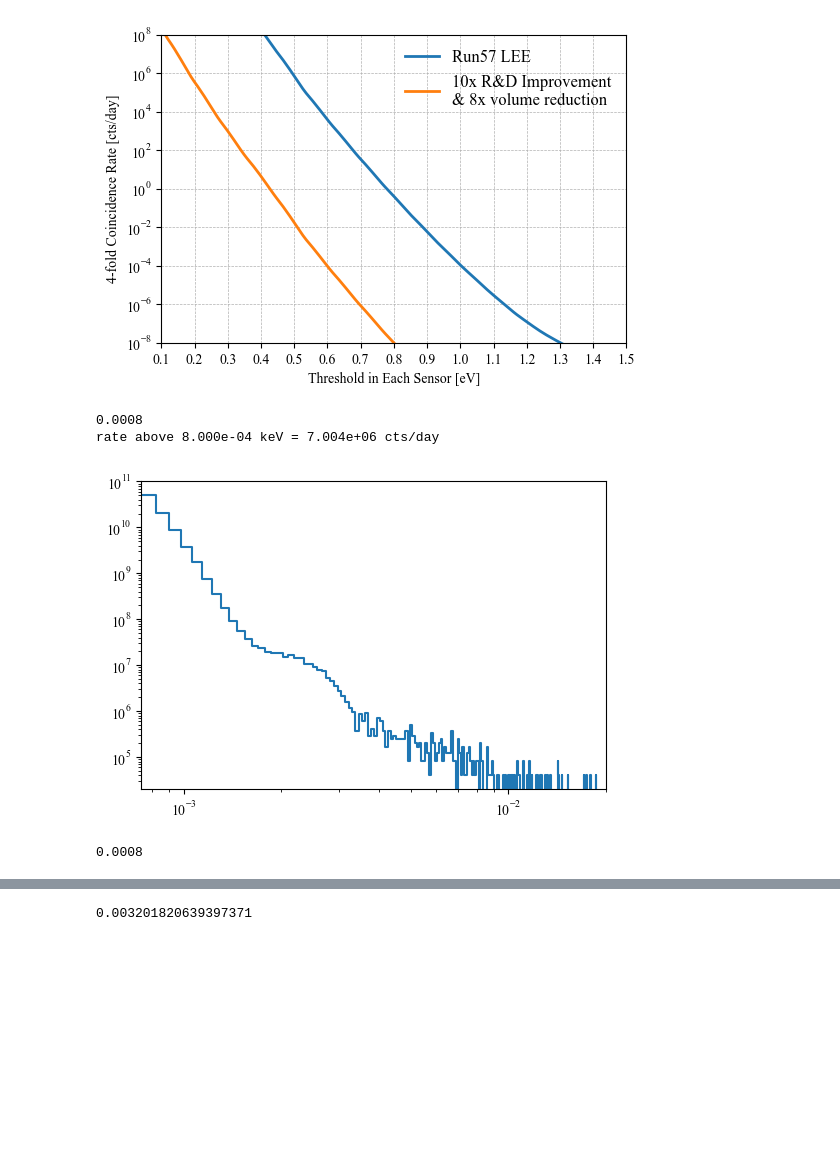
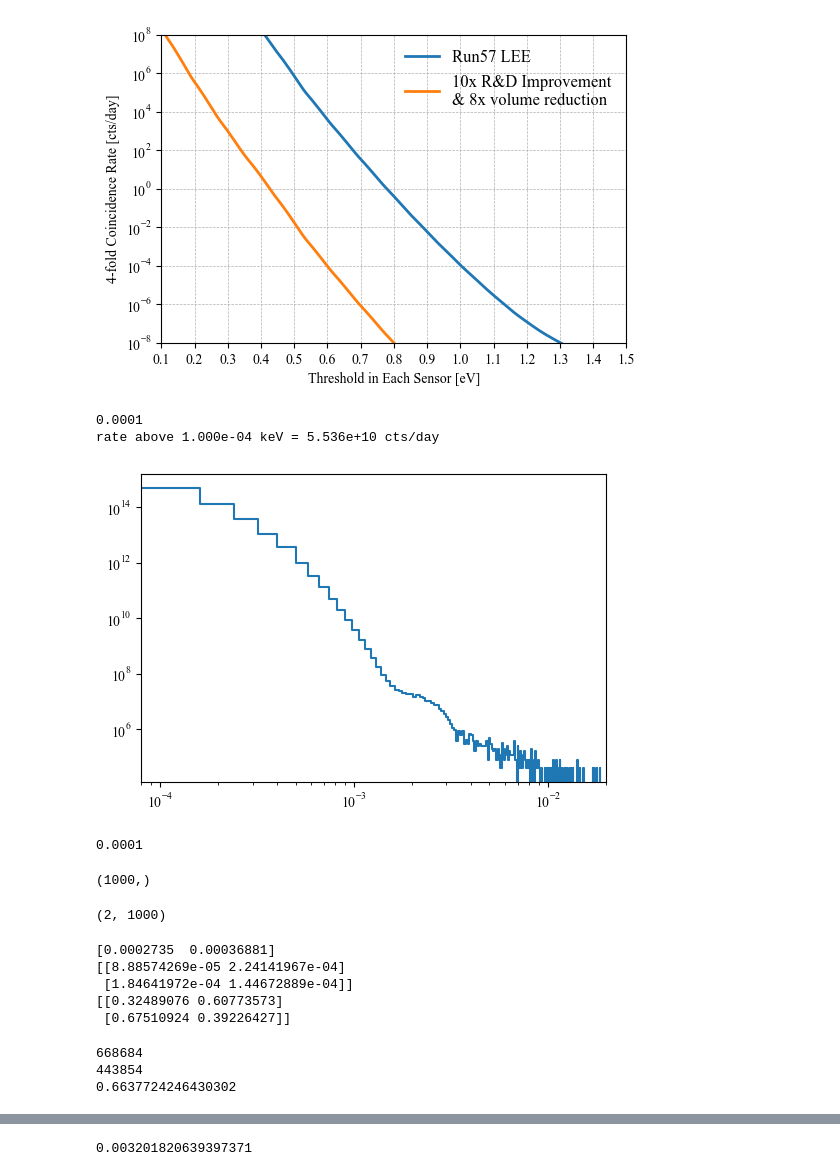
Before and after one commit to spice-herald/DarkLim, a Jupyter notebook: examples/sampling_test.ipynb, the cells around one changed output, grey strips where cells are left out. Drawn from its saved outputs; the diff is of its cells as text; code cells hidden in the pictures; blank space fills up the shorter version.

Commit message:
add partitioning requirement option for LEE bkg

```diff
--- a/examples/sampling_test.ipynb
+++ b/examples/sampling_test.ipynb
@@ -153,48 +172,90 @@ max_coinc = 4
 energy_res = 0.2e-3 # keV
 
 #per_device_threshold = stats.norm.isf(stats.norm.sf(5)**(1/max_coinc)) * energy_res
-per_device_threshold = 0.8e-3
+per_device_threshold = 0.1e-3
 print(per_device_threshold)
 
 cut_idx, cut_val = find_nearest_floor(h.bin_edges, per_device_threshold)
 #print(cut_idx, cut_val)
 new_edges = h.bin_edges[cut_idx:]
 new_content = h.histogram[cut_idx:]
 #print(new_edges)
 
 # plot new hist and sample from it
 fig, ax = plt.subplots(1,figsize=(6,4))
 hn = Hist1d.from_histogram(new_content,new_edges)
 hn.plot()
 
 ax.set_xlim(cut_val,2e-2)
 ax.set_xscale('log')
 ax.set_yscale('log')
 
 # test of sampling
 #randos = hn.get_random(size=100000000)
 #hnr = hn.similar_blank_histogram()
 #hnr.add(randos)
 #scale = hn.n/hnr.n
 #hnr.plot(scale_histogram_by=scale)
 
 rate_above_threshold = np.sum(hn.histogram * (hn.bin_edges[1::]-hn.bin_edges[:-1]))
 print('rate above {:0.3e} keV = {:0.3e} cts/day'.format(per_device_threshold,rate_above_threshold))
 # %% [output]
-0.0008
-rate above 8.000e-04 keV = 7.004e+06 cts/day
+0.0001
+rate above 1.000e-04 keV = 5.536e+10 cts/day
-[figure, old version]
+[figure, new version]
 # %%
-ntoys = 500000000
-n_devices = 4
+ntoys = 1000000
+n_devices = 2
 raw_evts = np.zeros((n_devices,ntoys))
 for i in range(n_devices):
     raw_evts[i,:] = hn.get_random(size=ntoys) #randoms from LEE histogram
 
+evts = np.copy(raw_evts)
 summed_energy = np.sum(raw_evts,axis=0)
 raw_evts[np.where(raw_evts<per_device_threshold)] = 0 # sets events below threshold to zero - this should be the *per device threshold*
 n_over = np.count_nonzero(raw_evts,axis=0) # gives number of devices above threshold for each event
 keepers = summed_energy[n_over>=n_devices] # summed energy of evts which satisfy coincidence requirement
 print(per_device_threshold)
 # %% [output]
-0.0008
+0.0001
+# %%
+np.shape(summed_energy)
+# %% [output]
+(1000,)
+# %%
+np.shape(evts)
+# %% [output]
+(2, 1000)
+# %%
+print(summed_energy[:2])
+print(evts[:,:2])
+
+print(evts[:,:2]/summed_energy[:2])
+# %% [output]
+[0.0002735  0.00036881]
+[[8.88574269e-05 2.24141967e-04]
+ [1.84641972e-04 1.44672889e-04]]
+[[0.32489076 0.60773573]
+ [0.67510924 0.39226427]]
+# %%
+efracs = np.divide(evts,summed_energy)
+
+frac_cut = 0.4
+
+frac_mask = efracs>frac_cut # which devices have enough energy
+n_good = np.count_nonzero(frac_mask,axis=0) # number of devices per evt that satisfy partion requirement
+#efracs[np.where(raw_evts<per_device_threshold)] = 0
+part_cut = n_good>=n_devices
+thres_cut = n_over>=n_devices
+partition_keepers = summed_energy[part_cut&thres_cut]
+
+partition_survival = len(partition_keepers)/len(keepers)
+n_over_thres = len(keepers)
+n_pass_partition = len(partition_keepers)
+print(n_over_thres)
+print(n_pass_partition)
+print(partition_survival)
+# %% [output]
+668684
+443854
+0.6637724246430302
```
Also changed, not shown: parts of 5 cells of this notebook, 1 other file.
